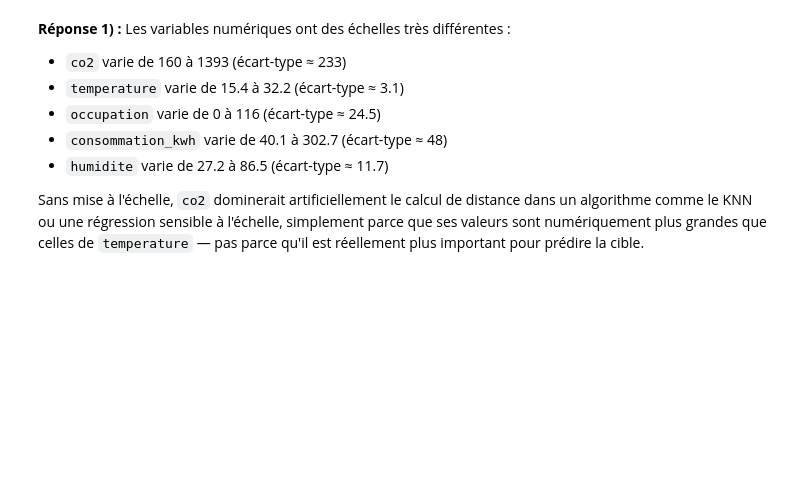
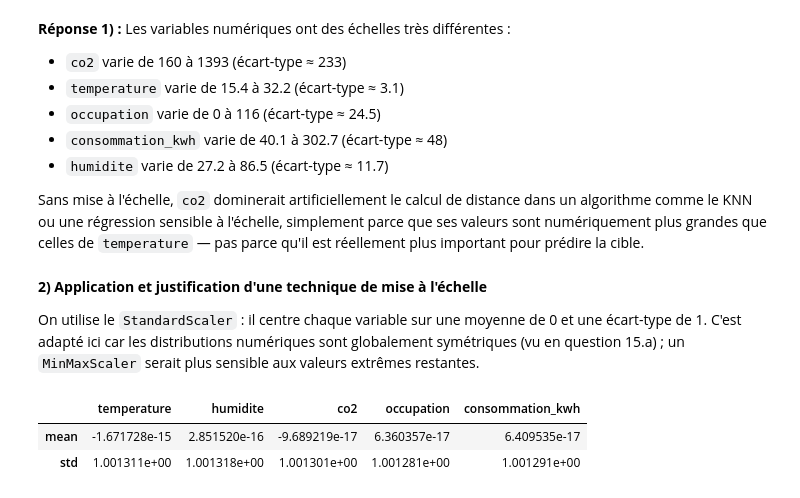
Before and after one commit to galassmyname/Atelier-donnees-tabulaires, a Jupyter notebook: atelier_prepa_donnees_tab/notebooks/atelier_prepa_donnees_tab.ipynb, the cells around one changed output. Cells and saved outputs as stored; diff of their text form; code cells hidden in the pictures; blank space fills up the shorter version.

Commit message:
Appliquer et justifier une technique de mise à l'échelle et reponse a la question Pourquoi ne doit-on pas calculer la moyenne et l'écart-type à partir du dataset complet ?

```diff
--- a/atelier_prepa_donnees_tab/notebooks/atelier_prepa_donnees_tab.ipynb
+++ b/atelier_prepa_donnees_tab/notebooks/atelier_prepa_donnees_tab.ipynb
@@ -876,3 +876,22 @@ Sans mise à l'échelle, `co2` dominerait artificiellement le calcul de distance
 algorithme comme le KNN ou une régression sensible à l'échelle, simplement parce que ses
 valeurs sont numériquement plus grandes que celles de `temperature` — pas parce qu'il est
 réellement plus important pour prédire la cible.
+# %% [markdown]
+**2) Application et justification d'une technique de mise à l'échelle**
+
+On utilise le `StandardScaler` : il centre chaque variable sur une moyenne de 0 et une
+écart-type de 1. C'est adapté ici car les distributions numériques sont globalement
+symétriques (vu en question 15.a) ; un `MinMaxScaler` serait plus sensible aux valeurs
+extrêmes restantes.
+# %%
+from sklearn.preprocessing import StandardScaler
+
+scaler = StandardScaler()
+X_train_num_scaled = scaler.fit_transform(X_train[colonnes_numeriques])
+X_test_num_scaled = scaler.transform(X_test[colonnes_numeriques])
+
+pd.DataFrame(X_train_num_scaled, columns=colonnes_numeriques).describe().loc[["mean", "std"]]
+# %% [output]
+|  | temperature | humidite | co2 | occupation | consommation_kwh |
+| mean | -1.671728e-15 | 2.851520e-16 | -9.689219e-17 | 6.360357e-17 | 6.409535e-17 |
+| std | 1.001311e+00 | 1.001318e+00 | 1.001301e+00 | 1.001281e+00 | 1.001291e+00 |
```
Also changed, not shown: parts of 1 cell of this notebook.
